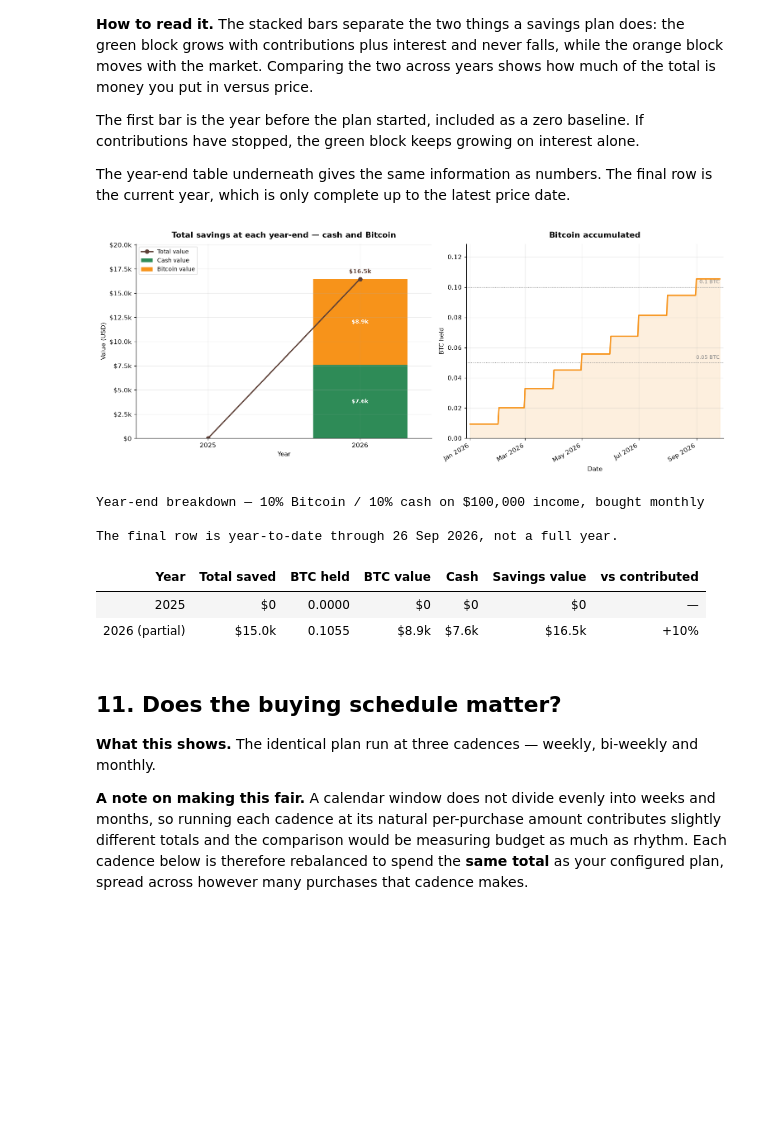
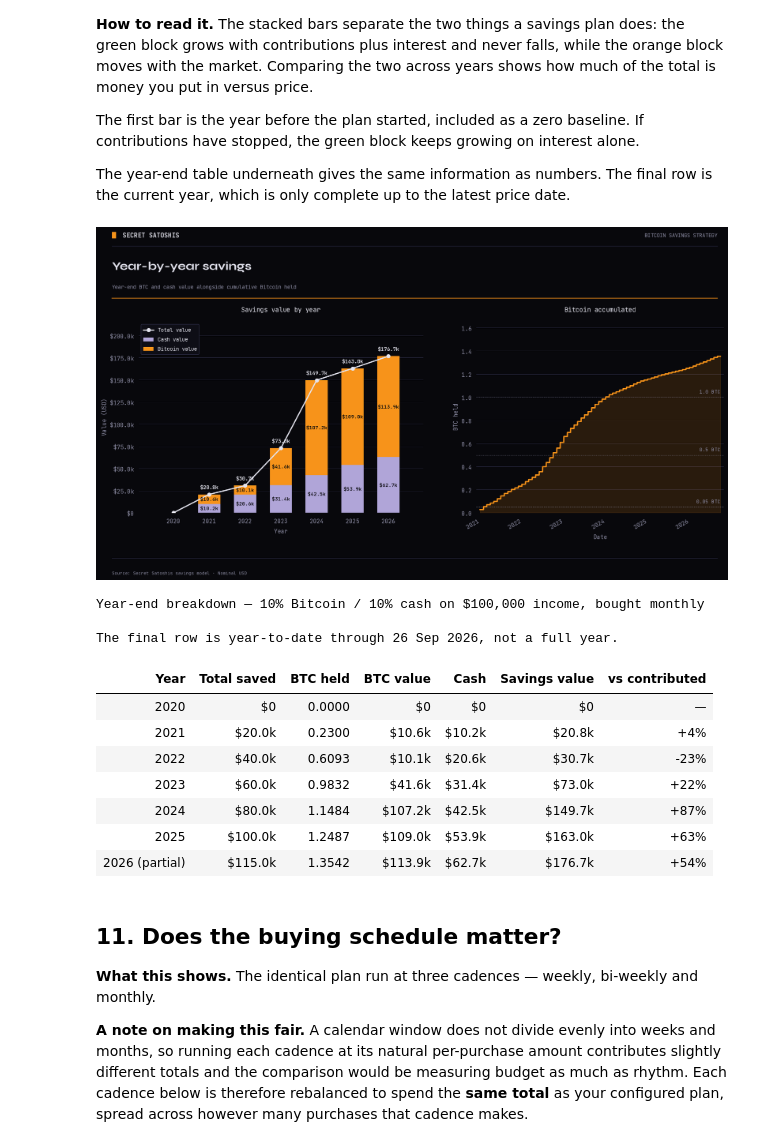
Before and after one commit to SecretSatoshis/Bitcoin-Investment-Strategy, a Jupyter notebook: notebooks/bitcoin_savings_plan.ipynb, the cells around one changed output. Cells and saved outputs as stored; diff of their text form; code cells hidden in the pictures; blank space fills up the shorter version.

```diff
--- a/notebooks/bitcoin_savings_plan.ipynb
+++ b/notebooks/bitcoin_savings_plan.ipynb
@@ -157,7 +258,7 @@ PCT_TO_BITCOIN  = 0.10                       # share of income into BTC
 PCT_TO_CASH     = 0.10                       # share of income into a savings account
 CASH_APY        = 0.03                       # what the savings account pays annually
 BUY_CADENCE     = "monthly"                  # "weekly" | "biweekly" | "monthly"
-PLAN_START      = pd.Timestamp("2026-01-01") # when you started (or would have)
+PLAN_START      = pd.Timestamp("2021-01-01") # when you started (or would have)
 STILL_BUYING    = True                       # True = contributions continue to today
 STOP_AFTER_YRS  = None                       # if STILL_BUYING is False, stop after this many years
 # =========================================================================
@@ -455,7 +554,7 @@ fixed, bar height is simply the inverse of price: lower price, taller bar.
 This is the panel that shows what a falling market does to a scheduled buyer. Whether that has helped or hurt
 your plan overall depends on your start date, and the numbers below tell you which.
 # %%
-fig, axes = plt.subplots(2, 1, figsize=(11.5, 8.6), sharex=True,
+fig, axes = plt.subplots(2, 1, figsize=(14, 10), sharex=True,
                          gridspec_kw={"height_ratios": [1.3, 1], "hspace": 0.28})
 
 sats_held = plan["coins"] * 100          # millions of sats
@@ -469,9 +568,11 @@ for level, label in spaced_levels(MILESTONES, top0, min_gap_frac=0.045):
     hit = plan[plan["coins"] * 100 >= level]
     axes[0].axhline(level, color=GREY, lw=0.8, ls=":", zorder=1)
     note = f"{label} · {hit.index[0]:%b %Y}" if len(hit) else f"{label} · not yet"
+    high_label = level > top0 * 0.72
     axes[0].annotate(note, xy=(1.0, level), xycoords=("axes fraction", "data"),
-                     xytext=(-6, 4), textcoords="offset points",
-                     ha="right", va="bottom", fontsize=8.5, color=GREY, zorder=3)
+                     xytext=(-6, -7 if high_label else 4), textcoords="offset points",
+                     ha="right", va="top" if high_label else "bottom",
+                     fontsize=8.5, color=GREY, zorder=3)
 axes[0].set_ylim(0, top0)
 axes[0].set_ylabel("Millions of sats")
 axes[0].set_title("Sats stacked over time")
@@ -481,8 +582,8 @@ span_days = max((plan.index[-1] - plan.index[0]).days, 1)
 bar_w = max(3.0, span_days / max(len(bought), 1) * 0.62)
 axes[1].bar(bought.index, bought.values / 1e6, width=bar_w,
             color=[GREEN if v >= bought.median() else RED for v in bought],
-            edgecolor="white", linewidth=0.4)
-axes[1].axhline(bought.median() / 1e6, color="black", lw=1.1, ls="--", zorder=3,
+            edgecolor=BG, linewidth=0.4)
+axes[1].axhline(bought.median() / 1e6, color=PRIMARY, lw=1.1, ls="--", zorder=3,
                 label=f"Median {bought.median()/1e6:.2f}M sats")
 axes[1].set_ylim(0, float(bought.max()) / 1e6 * 1.28)
 axes[1].set_ylabel("Millions of sats")
@@ -492,8 +593,9 @@ axes[1].set_title("Sats bought per scheduled contribution")
 date_axis(axes[1], plan.index, rotate=30)
 for a in axes:
     a.margins(x=0.015)
-# tight_layout would fight the explicit hspace set on the gridspec
-fig.subplots_adjust(left=0.085, right=0.975, top=0.94, bottom=0.13)
+brand_chart(fig, "Stacking sats",
+            subtitle="Running balance and sats received with each scheduled contribution",
+            top=0.73, bottom=0.16, hspace=0.48)
 plt.show()
 
 print(f"Total stacked : {sats(final['coins'])} sats")
@@ -734,50 +841,53 @@ for y in years:
                                   and plan.index[-1] < pd.Timestamp(year=y, month=12, day=31))})
 ye = pd.DataFrame(snapshots)
 
-fig, axes = plt.subplots(1, 2, figsize=(14, 5.6), gridspec_kw={"width_ratios": [1.15, 1]})
+fig, axes = plt.subplots(1, 2, figsize=(16, 9), gridspec_kw={"width_ratios": [1.15, 1]})
 
-axes[0].bar(ye["year"], ye["cash_value"], color=GREEN, label="Cash value", width=0.62)
+axes[0].bar(ye["year"], ye["cash_value"], color=CASH, label="Cash value", width=0.62)
 axes[0].bar(ye["year"], ye["btc_value"], bottom=ye["cash_value"], color=ORANGE,
             label="Bitcoin value", width=0.62)
-axes[0].plot(ye["year"], ye["total"], color="#5D4037", marker="o", lw=2, label="Total value")
+axes[0].plot(ye["year"], ye["total"], color=PRIMARY, marker="o", lw=2, label="Total value")
 for _, r in ye.iterrows():
     if r["total"] > 0:
         axes[0].annotate(f"{usd(r['total'])}", xy=(r["year"], r["total"]), xytext=(0, 9),
                          textcoords="offset points", ha="center", fontsize=9,
-                         fontweight="bold", color="#5D4037")
+                         fontproperties=MONO_MEDIUM, color=PRIMARY)
         if r["cash_value"] > 0:
             axes[0].annotate(f"{usd(r['cash_value'])}", xy=(r["year"], r["cash_value"] / 2),
-                             ha="center", va="center", fontsize=8.5, color="white", fontweight="bold")
+                             ha="center", va="center", fontsize=8.5, color=BG, fontproperties=MONO_MEDIUM)
         if r["btc_value"] > r["total"] * 0.09:
             axes[0].annotate(f"{usd(r['btc_value'])}",
                              xy=(r["year"], r["cash_value"] + r["btc_value"] / 2),
-                             ha="center", va="center", fontsize=8.5, color="white", fontweight="bold")
+                             ha="center", va="center", fontsize=8.5, color=BG, fontproperties=MONO_MEDIUM)
 money_axis(axes[0])
 axes[0].set_xticks(ye["year"]); axes[0].set_xticklabels([int(y) for y in ye["year"]], rotation=0)
 axes[0].set_xlabel("Year"); axes[0].set_ylabel("Value (USD)")
 axes[0].set_ylim(0, max(ye["total"].max() * 1.22, 1))
 axes[0].legend(loc="upper left")
 axes[0].margins(x=0.10)
-axes[0].set_title("Total savings at each year-end — cash and Bitcoin")
+axes[0].set_title("Savings value by year")
 
 axes[1].plot(plan.index, plan["coins"], color=ORANGE, lw=2.2)
 axes[1].fill_between(plan.index, 0, plan["coins"], color=ORANGE, alpha=0.14)
 top = max(float(plan["coins"].max()) * 1.22, 0.05)
 for level, lbl in spaced_levels([(0.05, "0.05 BTC"), (0.1, "0.1 BTC"), (0.25, "0.25 BTC"),
                                  (0.5, "0.5 BTC"), (1.0, "1.0 BTC"), (2.0, "2.0 BTC"),
                                  (5.0, "5.0 BTC")], top, min_gap_frac=0.14):
     axes[1].axhline(level, color=GREY, lw=0.9, ls=":", zorder=1)
     axes[1].annotate(lbl, xy=(1.0, level), xycoords=("axes fraction", "data"),
                      xytext=(-6, 4), textcoords="offset points",
                      ha="right", va="bottom", fontsize=8.5, color=GREY)
 axes[1].set_ylim(0, top)
 axes[1].set_ylabel("BTC held"); axes[1].set_xlabel("Date")
 axes[1].set_title("Bitcoin accumulated")
 date_axis(axes[1], plan.index, rotate=30)
 axes[1].margins(x=0.015)
-plt.tight_layout(); plt.show()
+brand_chart(fig, "Year-by-year savings",
+            subtitle="Year-end BTC and cash value alongside cumulative Bitcoin held",
+            top=0.72, bottom=0.21, left=0.085, right=0.965)
+plt.show()
 # %% [output]
-[figure, old version]
+[figure, new version]
 # %%
 table = pd.DataFrame([{
     "Year":            f"{int(r['year'])}" + (" (partial)" if r["partial"] else ""),
@@ -793,14 +903,19 @@ print(f"Year-end breakdown — {PCT_TO_BITCOIN:.0%} Bitcoin / {PCT_TO_CASH:.0%}
       f"on ${ANNUAL_INCOME:,} income, bought {BUY_CADENCE}\n")
 if ye["partial"].any():
     print(f"The final row is year-to-date through {plan.index[-1]:%d %b %Y}, not a full year.\n")
-table.style.hide(axis="index")
+brand_table(table.style.hide(axis="index"))
 # %% [output]
 Year-end breakdown — 10% Bitcoin / 10% cash on $100,000 income, bought monthly
 
 The final row is year-to-date through 26 Sep 2026, not a full year.
 | Year | Total saved | BTC held | BTC value | Cash | Savings value | vs contributed |
-| 2025 | $0 | 0.0000 | $0 | $0 | $0 | — |
-| 2026 (partial) | $15.0k | 0.1055 | $8.9k | $7.6k | $16.5k | +10% |
+| 2020 | $0 | 0.0000 | $0 | $0 | $0 | — |
+| 2021 | $20.0k | 0.2300 | $10.6k | $10.2k | $20.8k | +4% |
+| 2022 | $40.0k | 0.6093 | $10.1k | $20.6k | $30.7k | -23% |
+| 2023 | $60.0k | 0.9832 | $41.6k | $31.4k | $73.0k | +22% |
+| 2024 | $80.0k | 1.1484 | $107.2k | $42.5k | $149.7k | +87% |
+| 2025 | $100.0k | 1.2487 | $109.0k | $53.9k | $163.0k | +63% |
+| 2026 (partial) | $115.0k | 1.3542 | $113.9k | $62.7k | $176.7k | +54% |
 # %% [markdown]
 ## 11. Does the buying schedule matter?
 
```
Also changed, not shown: parts of 12 cells of this notebook, 6 other files.
